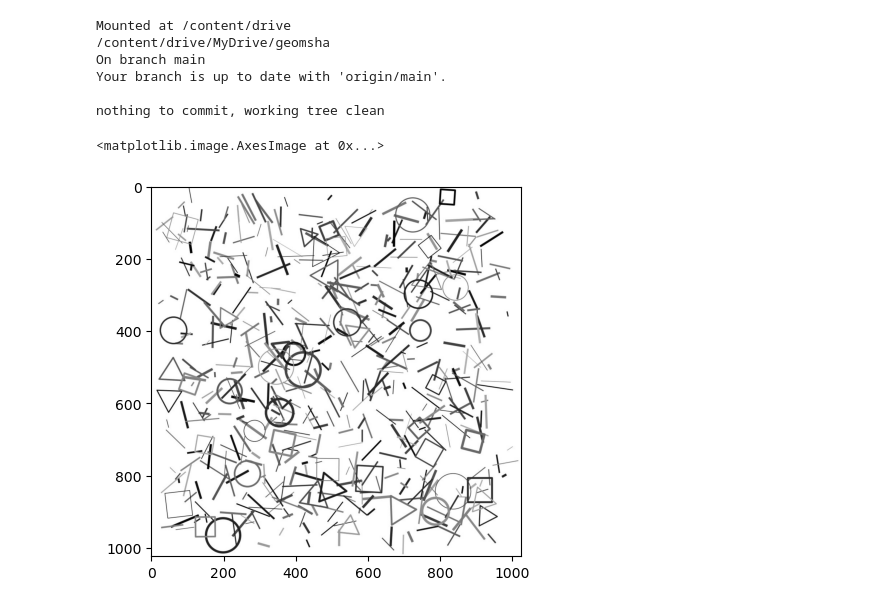
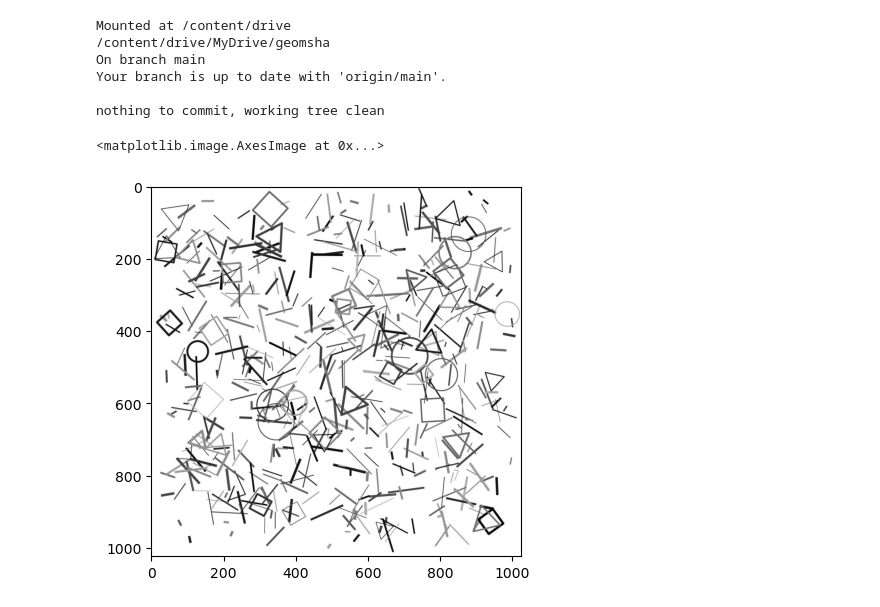
Before and after one commit to jkcas22/shape-recognition, a Jupyter notebook: data.ipynb, the cells around one changed output. Drawn from its saved outputs; the diff is of its cells as text; code cells hidden in the pictures.

```diff
--- a/data.ipynb
+++ b/data.ipynb
@@ -70,13 +77,8 @@ boxes = loaded['boxes']
-# %%
-fig = plt.figure(figsize=(image.shape[1],image.shape[0]),dpi=1)
-fig.figimage(image, cmap='gray')
-fig.savefig('data/tmp_image.jpg')
-plt.close()
-
-plt.imshow(mpimg.imread('data/tmp_image.jpg'))
-# %% [output]
-<matplotlib.image.AxesImage at 0x...>
-[figure, removed]
+# %%
+plt.imshow(mpimg.imread("data/"+source+".jpg"))
+# %% [output]
+<matplotlib.image.AxesImage at 0x...>
+[figure, added]
 # %%
 grid = (5,5)
 grid_image, grid_pos = gen_grid_image(details, grid)
```
Also changed, not shown: parts of 6 cells of this notebook.
